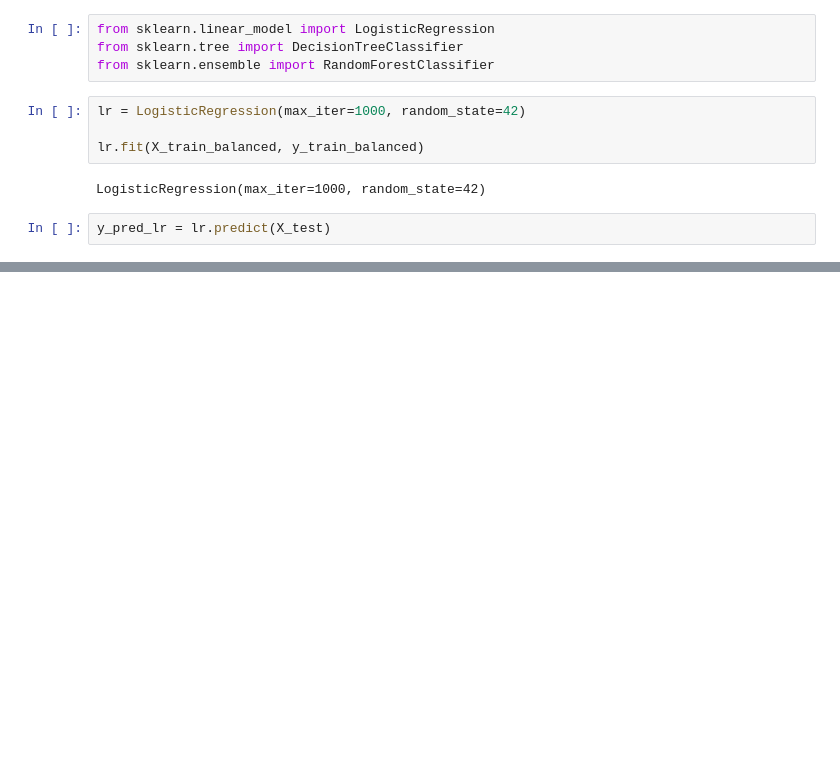
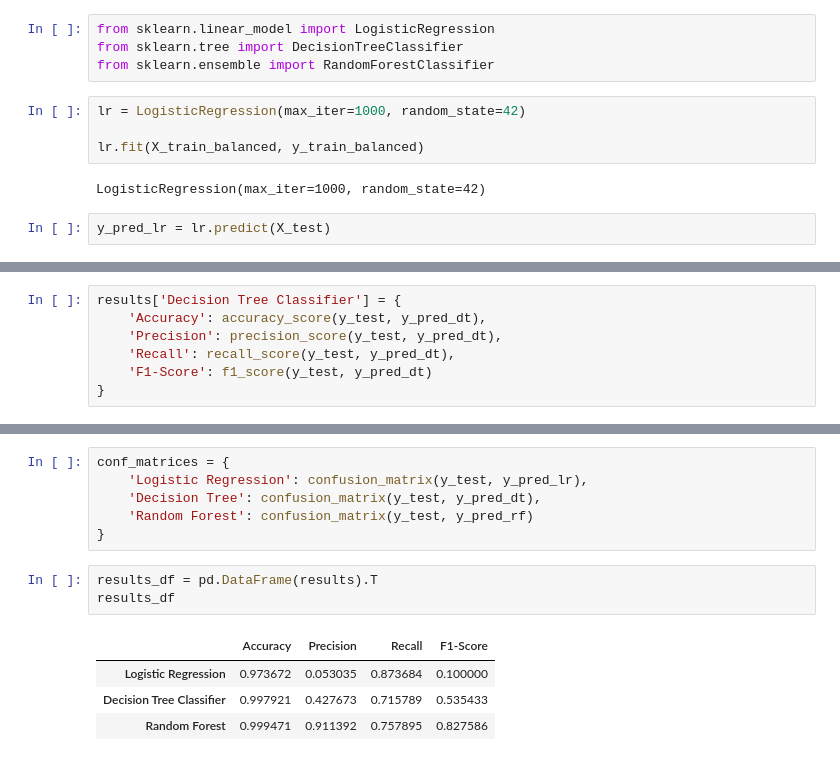
Before and after one commit to kainat-T/Fraud-Detection-ML-project, a Jupyter notebook: fraud-detection.ipynb, the cells around one changed output, grey strips where cells are left out. Cells and saved outputs as stored; diff of their text form; blank space fills up the shorter version.

```diff
--- a/fraud-detection.ipynb
+++ b/fraud-detection.ipynb
@@ -303,0 +351,7 @@ print(lr_results)
+# %%
+results['Decision Tree Classifier'] = {
+    'Accuracy': accuracy_score(y_test, y_pred_dt),
+    'Precision': precision_score(y_test, y_pred_dt),
+    'Recall': recall_score(y_test, y_pred_dt),
+    'F1-Score': f1_score(y_test, y_pred_dt)
+}
@@ -303,0 +404,14 @@ print(lr_results)
+# %%
+conf_matrices = {
+    'Logistic Regression': confusion_matrix(y_test, y_pred_lr),
+    'Decision Tree': confusion_matrix(y_test, y_pred_dt),
+    'Random Forest': confusion_matrix(y_test, y_pred_rf)
+}
+# %%
+results_df = pd.DataFrame(results).T
+results_df
+# %% [output]
+|  | Accuracy | Precision | Recall | F1-Score |
+| Logistic Regression | 0.973672 | 0.053035 | 0.873684 | 0.100000 |
+| Decision Tree Classifier | 0.997921 | 0.427673 | 0.715789 | 0.535433 |
+| Random Forest | 0.999471 | 0.911392 | 0.757895 | 0.827586 |
```
Also changed, not shown: parts of 15 cells of this notebook.
